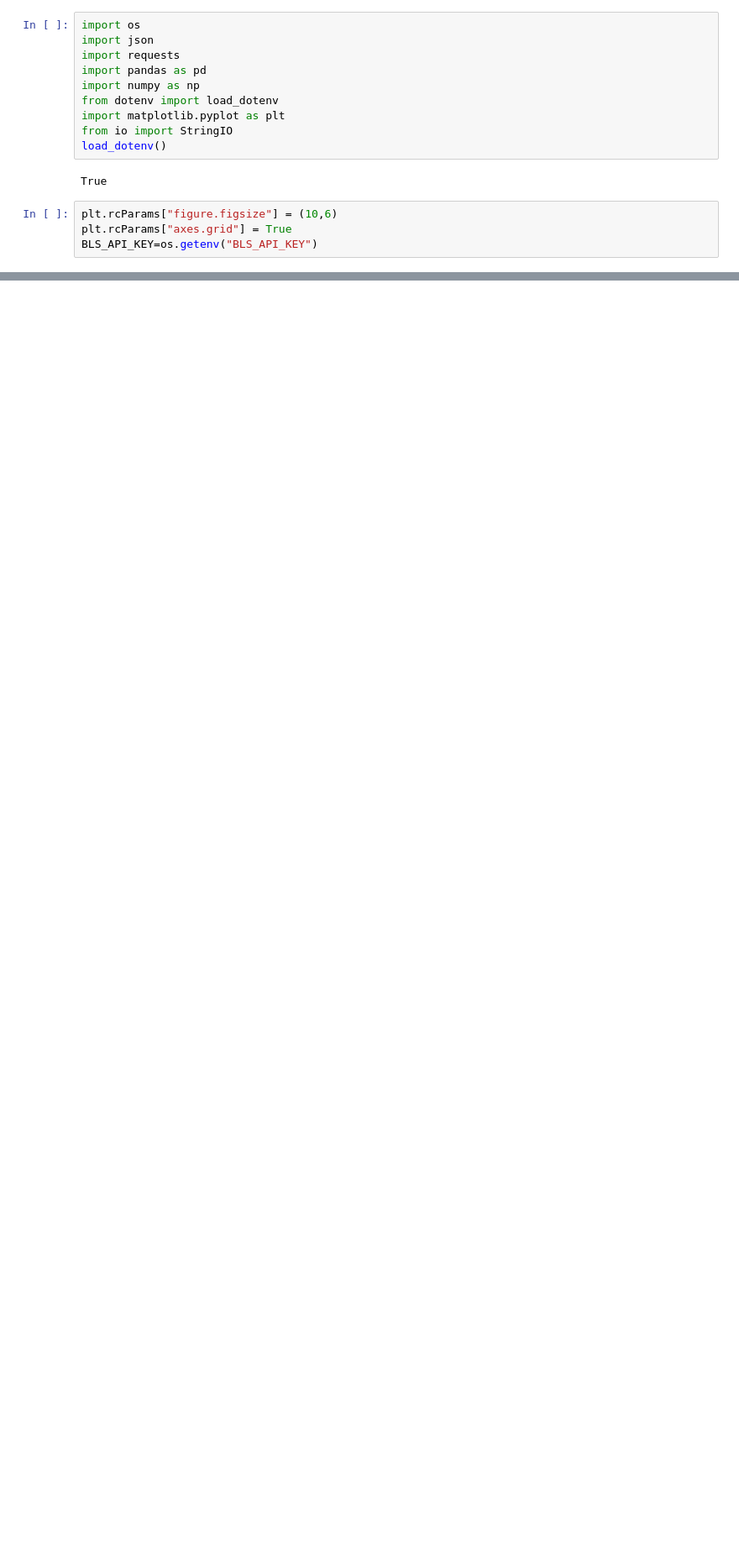
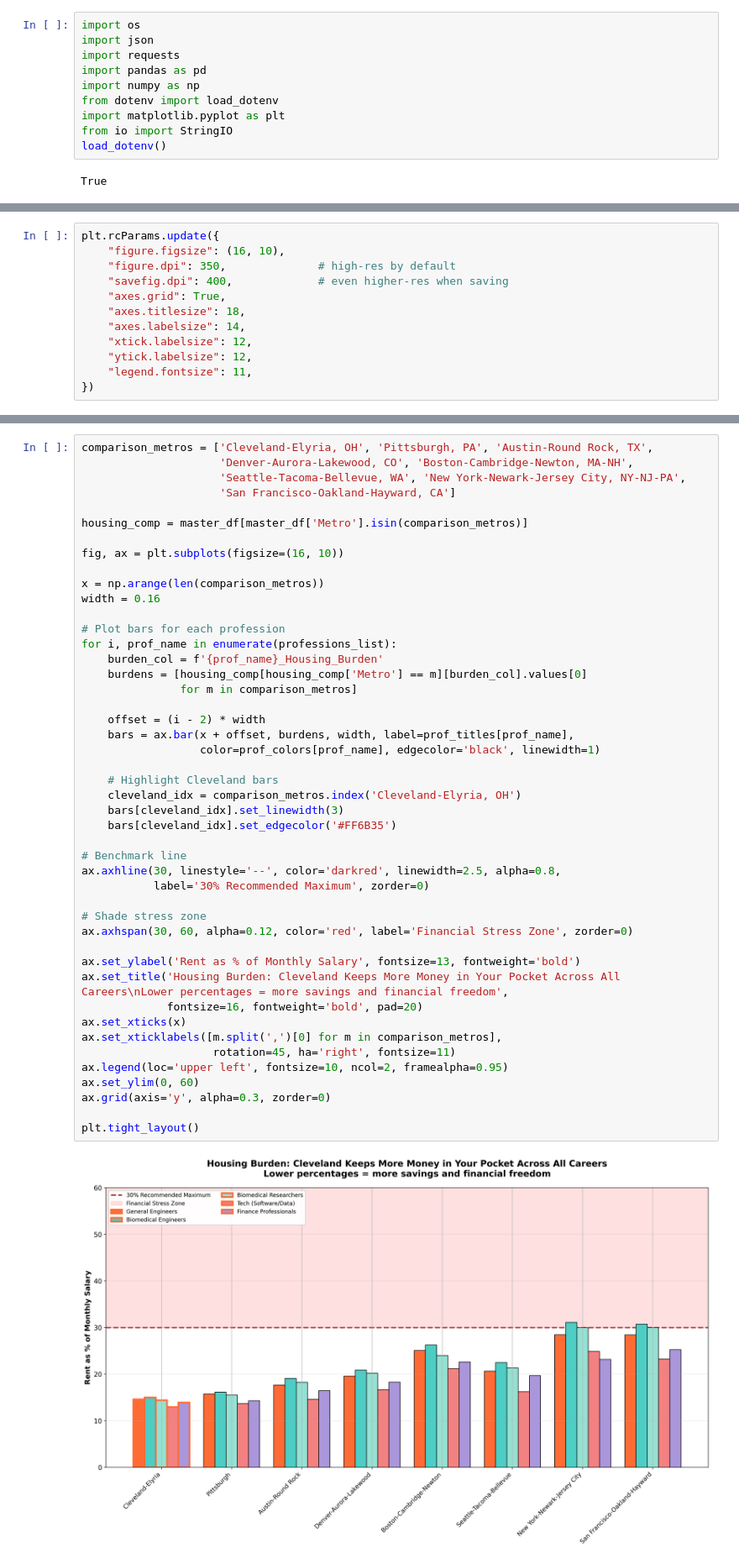
Before and after one commit to atharva789/data_viz_challenge, a Jupyter notebook: analysis.ipynb, the cells around one changed output, grey strips where cells are left out. Shown at 84% size. Saved outputs shown, nothing was run; the diff lists cells and outputs as text; blank space fills up the shorter version.

```diff
--- a/analysis.ipynb
+++ b/analysis.ipynb
@@ -10,7 +10,3 @@ from io import StringIO
 load_dotenv()
 # %% [output]
 True
-# %%
-plt.rcParams["figure.figsize"] = (10,6)
-plt.rcParams["axes.grid"] = True
-BLS_API_KEY=os.getenv("BLS_API_KEY")
@@ -235,0 +13,12 @@ adv_mfg_df
+# %%
+plt.rcParams.update({
+    "figure.figsize": (16, 10),
+    "figure.dpi": 350,              # high-res by default
+    "savefig.dpi": 400,             # even higher-res when saving
+    "axes.grid": True,
+    "axes.titlesize": 18,
+    "axes.labelsize": 14,
+    "xtick.labelsize": 12,
+    "ytick.labelsize": 12,
+    "legend.fontsize": 11,
+})
@@ -235,0 +898,48 @@ adv_mfg_df
+# %%
+comparison_metros = ['Cleveland-Elyria, OH', 'Pittsburgh, PA', 'Austin-Round Rock, TX',
+                     'Denver-Aurora-Lakewood, CO', 'Boston-Cambridge-Newton, MA-NH',
+                     'Seattle-Tacoma-Bellevue, WA', 'New York-Newark-Jersey City, NY-NJ-PA',
+                     'San Francisco-Oakland-Hayward, CA']
+
+housing_comp = master_df[master_df['Metro'].isin(comparison_metros)]
+
+fig, ax = plt.subplots(figsize=(16, 10))
+
+x = np.arange(len(comparison_metros))
+width = 0.16
+
+# Plot bars for each profession
+for i, prof_name in enumerate(professions_list):
+    burden_col = f'{prof_name}_Housing_Burden'
+    burdens = [housing_comp[housing_comp['Metro'] == m][burden_col].values[0]
+               for m in comparison_metros]
+
+    offset = (i - 2) * width
+    bars = ax.bar(x + offset, burdens, width, label=prof_titles[prof_name],
+                  color=prof_colors[prof_name], edgecolor='black', linewidth=1)
+
+    # Highlight Cleveland bars
+    cleveland_idx = comparison_metros.index('Cleveland-Elyria, OH')
+    bars[cleveland_idx].set_linewidth(3)
+    bars[cleveland_idx].set_edgecolor('#FF6B35')
+
+# Benchmark line
+ax.axhline(30, linestyle='--', color='darkred', linewidth=2.5, alpha=0.8,
+           label='30% Recommended Maximum', zorder=0)
+
+# Shade stress zone
+ax.axhspan(30, 60, alpha=0.12, color='red', label='Financial Stress Zone', zorder=0)
+
+ax.set_ylabel('Rent as % of Monthly Salary', fontsize=13, fontweight='bold')
+ax.set_title('Housing Burden: Cleveland Keeps More Money in Your Pocket Across All Careers\nLower percentages = more savings and financial freedom',
+             fontsize=16, fontweight='bold', pad=20)
+ax.set_xticks(x)
+ax.set_xticklabels([m.split(',')[0] for m in comparison_metros],
+                    rotation=45, ha='right', fontsize=11)
+ax.legend(loc='upper left', fontsize=10, ncol=2, framealpha=0.95)
+ax.set_ylim(0, 60)
+ax.grid(axis='y', alpha=0.3, zorder=0)
+
+plt.tight_layout()
+# %% [output]
+[figure, added]
```
Also changed, not shown: parts of 17 cells of this notebook, 1 other file.
